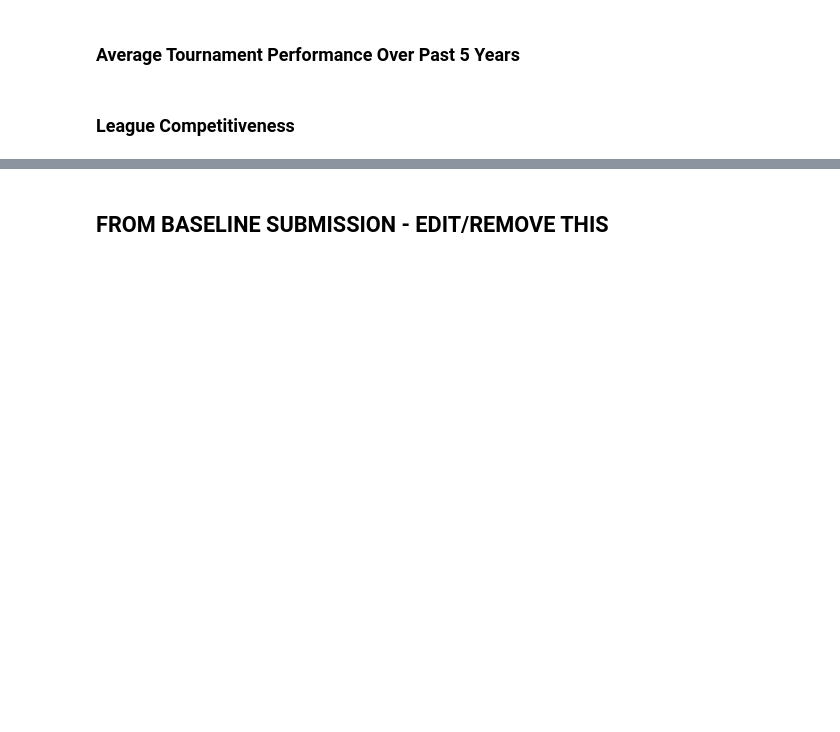
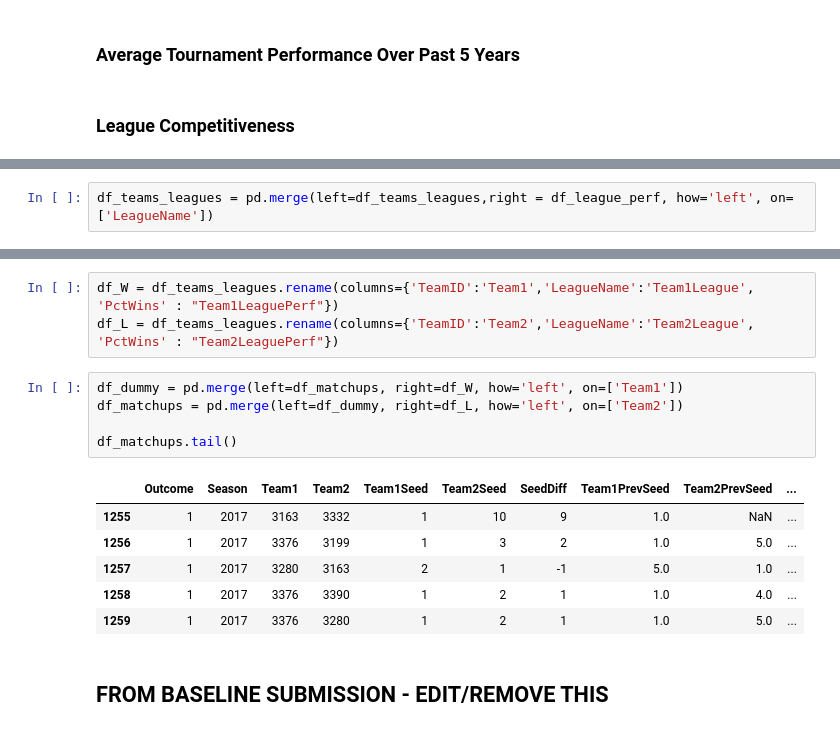
Before and after one commit to Dedomena-exerevnitis/mids-w207-kaggle, a Jupyter notebook: W207_Final_Features_JB.ipynb, the cells around one changed output, grey strips where cells are left out. Drawn from its saved outputs; the diff is of its cells as text; blank space fills up the shorter version.

```diff
--- a/W207_Final_Features_JB.ipynb
+++ b/W207_Final_Features_JB.ipynb
@@ -119,0 +223,2 @@ df_matchups = pd.merge(left=df_dummy, right=df_L, on=['Season', 'Team2'])
+# %%
+df_teams_leagues = pd.merge(left=df_teams_leagues,right = df_league_perf, how='left', on=['LeagueName'])
@@ -120,3 +234,18 @@ df_matchups = pd.merge(left=df_dummy, right=df_L, on=['Season', 'Team2'])
+# %%
+df_W = df_teams_leagues.rename(columns={'TeamID':'Team1','LeagueName':'Team1League', 'PctWins' : "Team1LeaguePerf"})
+df_L = df_teams_leagues.rename(columns={'TeamID':'Team2','LeagueName':'Team2League', 'PctWins' : "Team2LeaguePerf"})
+# %%
+df_dummy = pd.merge(left=df_matchups, right=df_W, how='left', on=['Team1'])
+df_matchups = pd.merge(left=df_dummy, right=df_L, how='left', on=['Team2'])
+
+df_matchups.tail()
+# %% [output]
+|  | Outcome | Season | Team1 | Team2 | Team1Seed | Team2Seed | SeedDiff | Team1PrevSeed | Team2PrevSeed | ... |
+| 1255 | 1 | 2017 | 3163 | 3332 | 1 | 10 | 9 | 1.0 | NaN | ... |
+| 1256 | 1 | 2017 | 3376 | 3199 | 1 | 3 | 2 | 1.0 | 5.0 | ... |
+| 1257 | 1 | 2017 | 3280 | 3163 | 2 | 1 | -1 | 5.0 | 1.0 | ... |
+| 1258 | 1 | 2017 | 3376 | 3390 | 1 | 2 | 1 | 1.0 | 4.0 | ... |
+| 1259 | 1 | 2017 | 3376 | 3280 | 1 | 2 | 1 | 1.0 | 5.0 | ... |
 # %% [markdown]
 ## FROM BASELINE SUBMISSION - EDIT/REMOVE THIS
 # %%
```
Also changed, not shown: parts of 11 cells of this notebook.
